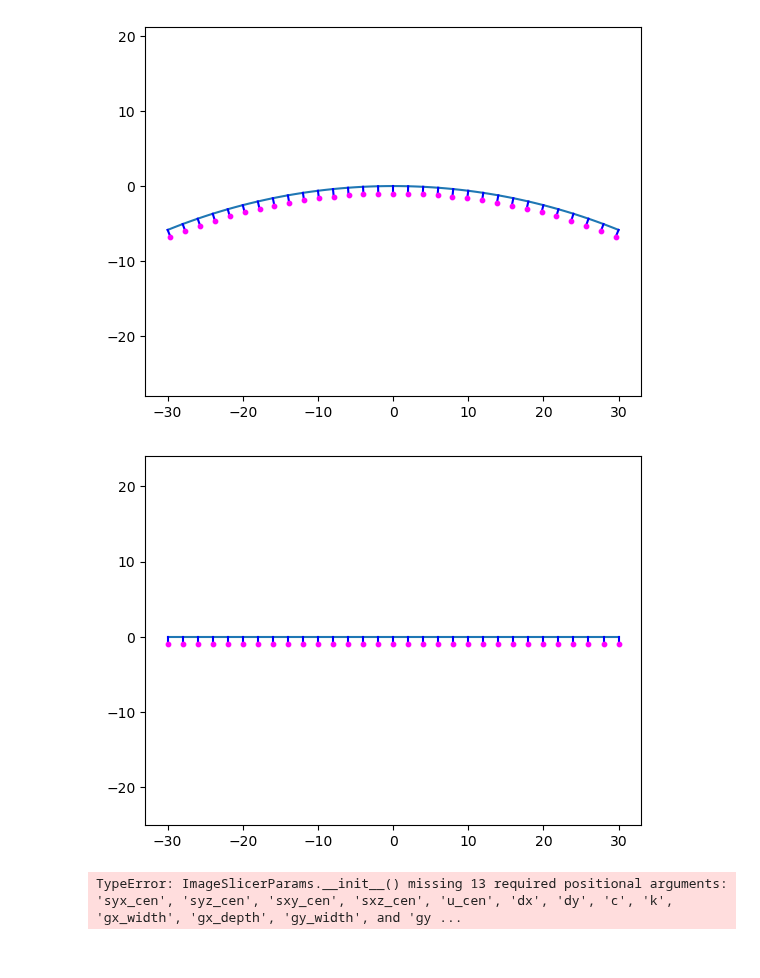
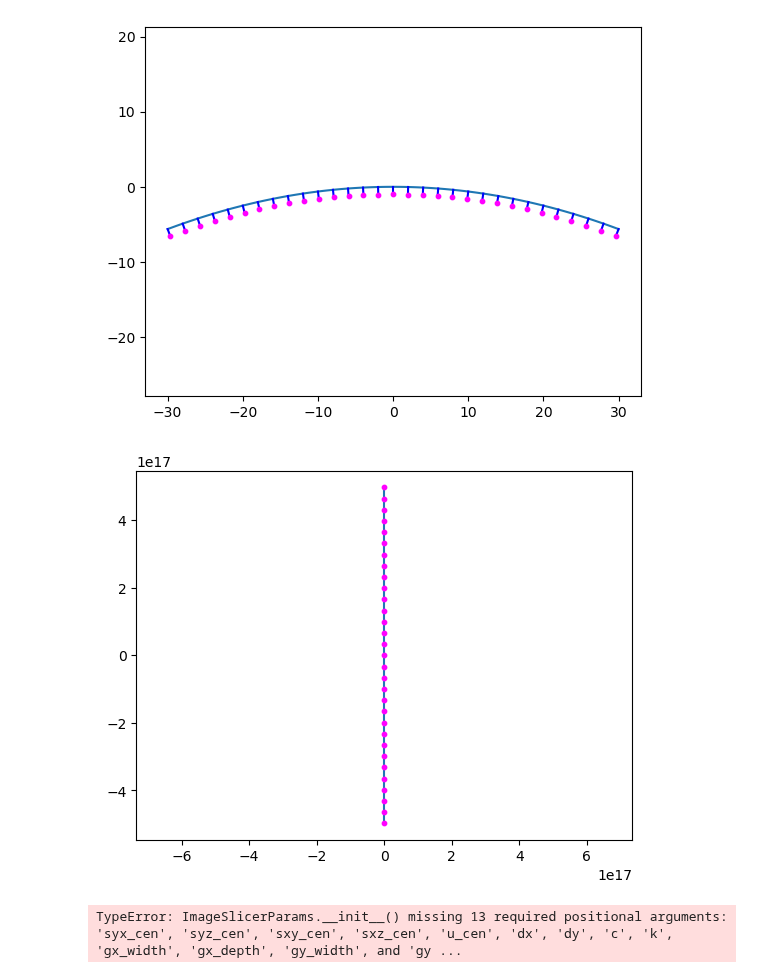
Before and after one commit to ellenle3/ifugen, a Jupyter notebook: python/surface_generator.ipynb, the cells around one changed output. Drawn from its saved outputs; the diff is of its cells as text; code cells hidden in the pictures.

```diff
--- a/python/surface_generator.ipynb
+++ b/python/surface_generator.ipynb
@@ -269,7 +269,7 @@ surface_norm_func = conic_2d_surface_normal
 
 xs = np.linspace(-30,30,100)
 c = -1/80
-k = 0
+k = -1
 alpha = 0
 beta = 0
 gamma = 0
@@ -313,40 +313,40 @@ surface_norm_func = tilted_plane_surface_normal
 ys = np.linspace(-30,30,100)
 c = -1/40
 k = 0
-alpha = 0
+alpha =90
 beta = 0
 gamma = 10
 x0, y0 = 0,0
 
 pslice = SliceParams(
     alpha,
     beta,
     gamma,
     c,
     k,
     zp=0,
     syx=0,
     syz=0,
     sxy=0,
     sxz=0,
     u=0
 )
 
 surface = sag_func(x0, ys, pslice)
 
 plt.figure()
 plt.plot(ys, surface)
 
 for ytest in np.arange(-30, 30.1, 2):
     nx, ny, nz = surface_norm_func(x0, ytest, pslice, normalize=True)
     ztest = sag_func(x0, ytest, pslice)
     plt.plot([ytest, ytest+ny], [ztest, ztest+nz], c='b')
     plt.scatter([ytest+ny], [ztest+nz], c='fuchsia', s=10, zorder=10)
     #plt.plot([ytest, ytest-c*ytest], [ztest, ztest+1-c*ztest], c='r'
 plt.axis("equal")
 plt.show()
 # %% [output]
-[figure, old version]
+[figure, new version]
 # %%
 n_each = 1
 n_rows = 1
```
Also changed, not shown: parts of 5 cells of this notebook, 2 other files.
